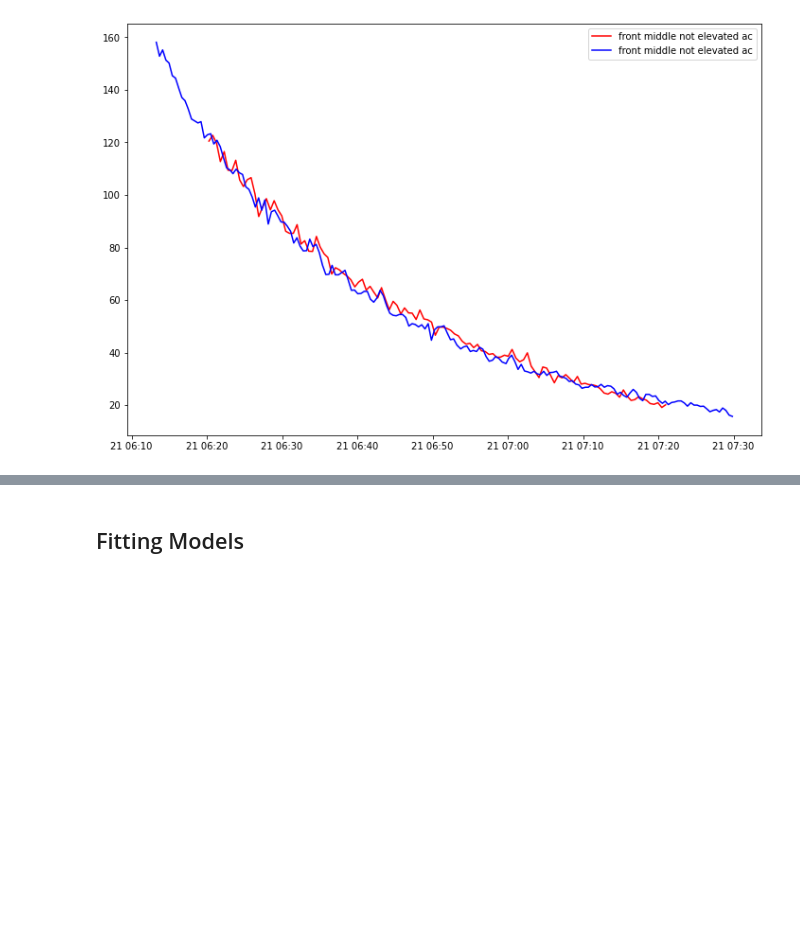
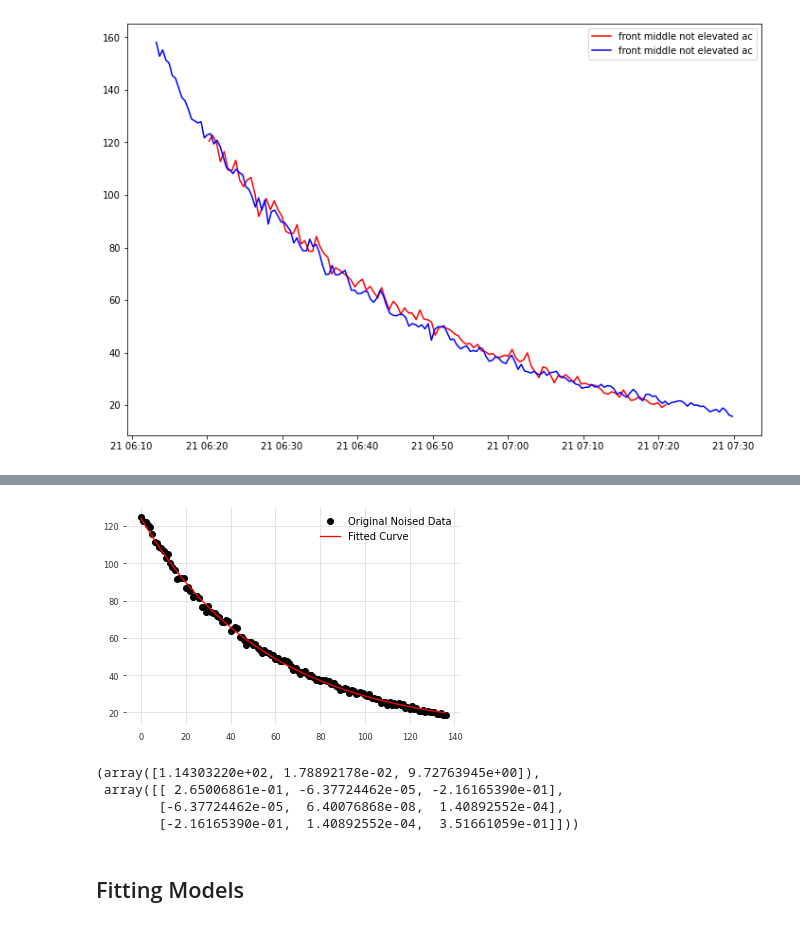
Before and after one commit to yuyouyou032/ph11, a Jupyter notebook: data/analysis.ipynb, the cells around one changed output, grey strips where cells are left out. Drawn from its saved outputs; the diff is of its cells as text; code cells hidden in the pictures; blank space fills up the shorter version.

```diff
--- a/data/analysis.ipynb
+++ b/data/analysis.ipynb
@@ -412,3 +420,11 @@ plt.legend(loc='upper right')
+# %%
+produce_best_fit(exp14_pm10_posA[20:], func)
+# %% [output]
+[figure, added]
+(array([1.14303220e+02, 1.78892178e-02, 9.72763945e+00]),
+ array([[ 2.65006861e-01, -6.37724462e-05, -2.16165390e-01],
+        [-6.37724462e-05,  6.40076868e-08,  1.40892552e-04],
+        [-2.16165390e-01,  1.40892552e-04,  3.51661059e-01]]))
 # %% [markdown]
 ## Fitting Models
 # %% [markdown]
```
Also changed, not shown: parts of 38 cells of this notebook, 10 other files.
